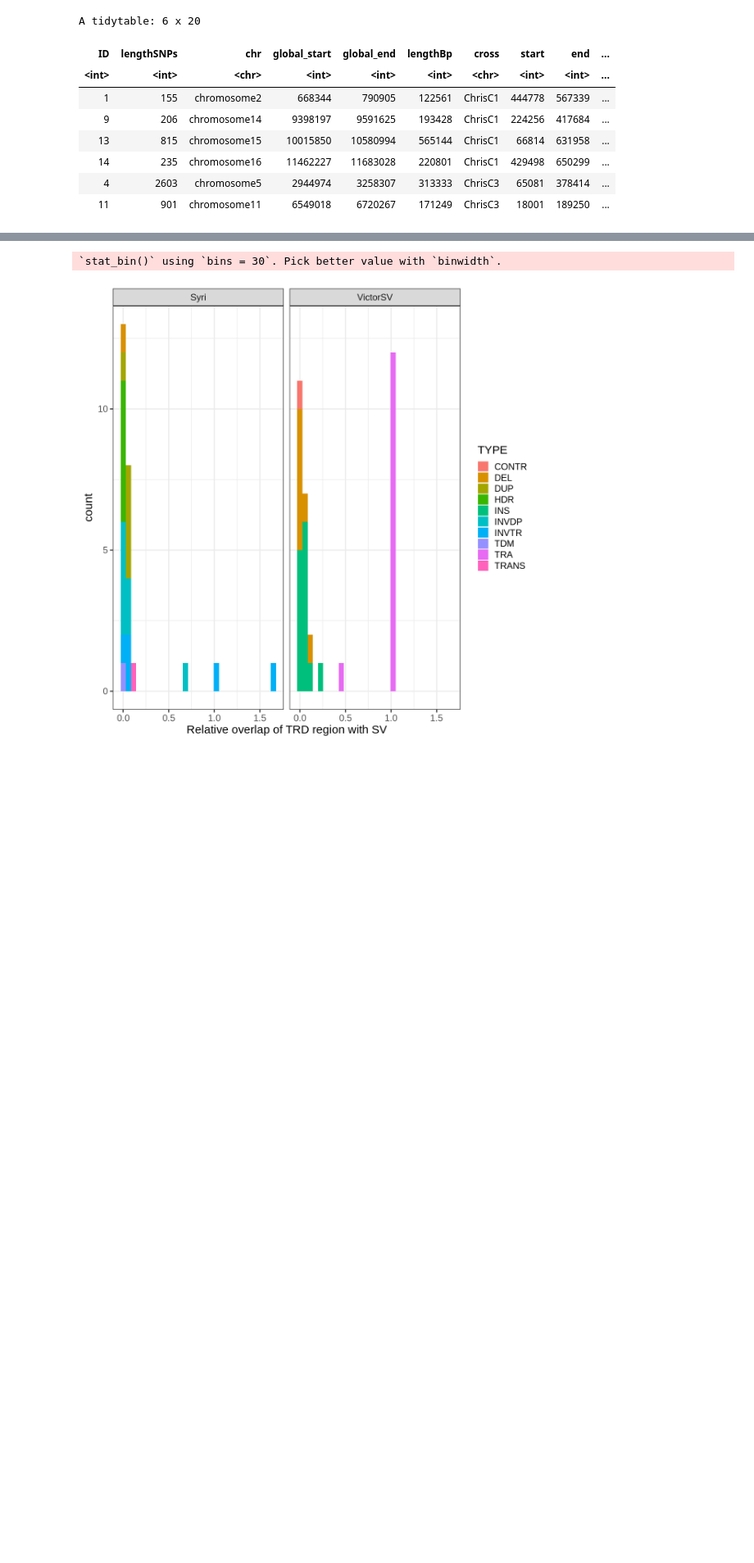
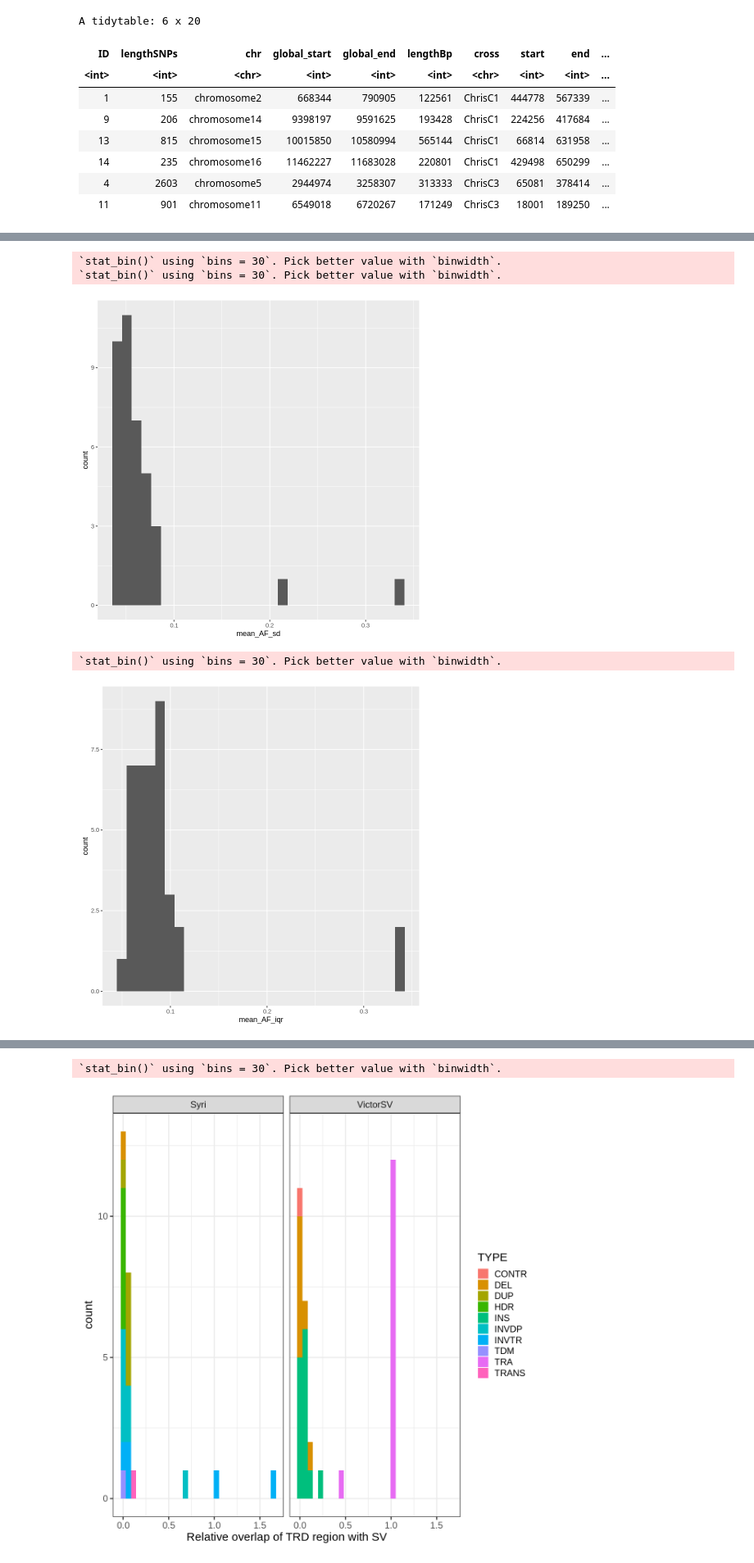
Before and after one commit to jnrunge/TRD, a Jupyter notebook: 03_GenomicSignals/03_PutItAllTogether.ipynb, the cells around one changed output, grey strips where cells are left out. Shown at 82% size. Cells and saved outputs as stored; diff of their text form; code cells hidden in the pictures; blank space fills up the shorter version.

```diff
--- a/03_GenomicSignals/03_PutItAllTogether.ipynb
+++ b/03_GenomicSignals/03_PutItAllTogether.ipynb
@@ -113,0 +133,61 @@ A tidytable: 6 x 20
+# %%
+# how noisy is the data? this can be used to exclude crosses from further analyses
+# should maybe be earlier in the pipeline...
+
+
+# Sliding window function
+compute_sd <- function(start, vec, window_size) {
+  end <- start + window_size - 1
+  if (end > length(vec)) return(NA)  # Return NA if window goes beyond vector length
+  return(sd(vec[start:end], na.rm=TRUE))
+}
+compute_IQR <- function(start, vec, window_size) {
+  end <- start + window_size - 1
+  if (end > length(vec)) return(NA)  # Return NA if window goes beyond vector length
+  return(IQR(vec[start:end], na.rm=TRUE))
+}
+compute_MinMax <- function(start, vec, window_size) {
+  end <- start + window_size - 1
+  if (end > length(vec)) return(NA)  # Return NA if window goes beyond vector length
+  return(max(vec[start:end], na.rm=TRUE)-min(vec[start:end], na.rm=TRUE))
+}
+# Apply sliding window function
+window_size <- 1000
+step <- 10
+
+AF_files<-list.files("/home/jnrunge/data/TRD/results/shiny","-AF.csv.gz$", full.names = TRUE)
+
+AF_noisyness_df<-data.table()
+
+for(i in 1:length(AF_files)){
+    AF<-fread(AF_files[i])
+    cross<-strsplit(basename(AF_files[i]),"-",fixed=TRUE)[[1]][1]
+    cross
+
+    AF<-mutate(AF, AF=AD_A1/sumCount)%>%pull(AF)
+
+
+    results <- map_dbl(seq(1, length(AF), by = step), compute_sd, vec = AF, window_size = window_size)
+    results2 <- map_dbl(seq(1, length(AF), by = step), compute_IQR, vec = AF, window_size = window_size)
+    results3 <- map_dbl(seq(1, length(AF), by = step), compute_MinMax, vec = AF, window_size = window_size)
+
+    # Remove NAs from the results
+    results <- results[!is.na(results)]
+
+    AF_noisyness_df<-bind_rows(AF_noisyness_df, data.table(cross=cross, mean_AF_sd=mean(results, na.rm=TRUE),
+                                                          mean_AF_iqr=mean(results2, na.rm=TRUE),
+                                                          mean_AF_minmax=mean(results3, na.rm=TRUE)))
+}
+
+ggplot(AF_noisyness_df, aes(mean_AF_sd))+
+geom_histogram()
+ggplot(AF_noisyness_df, aes(mean_AF_iqr))+
+geom_histogram()
+ggplot(AF_noisyness_df, aes(mean_AF_minmax))+
+geom_histogram()
+# %% [output]
+`stat_bin()` using `bins = 30`. Pick better value with `binwidth`.
+`stat_bin()` using `bins = 30`. Pick better value with `binwidth`.
+[figure, added]
+`stat_bin()` using `bins = 30`. Pick better value with `binwidth`.
+[figure, added]
```
Also changed, not shown: parts of 21 cells of this notebook, 6 other files.
